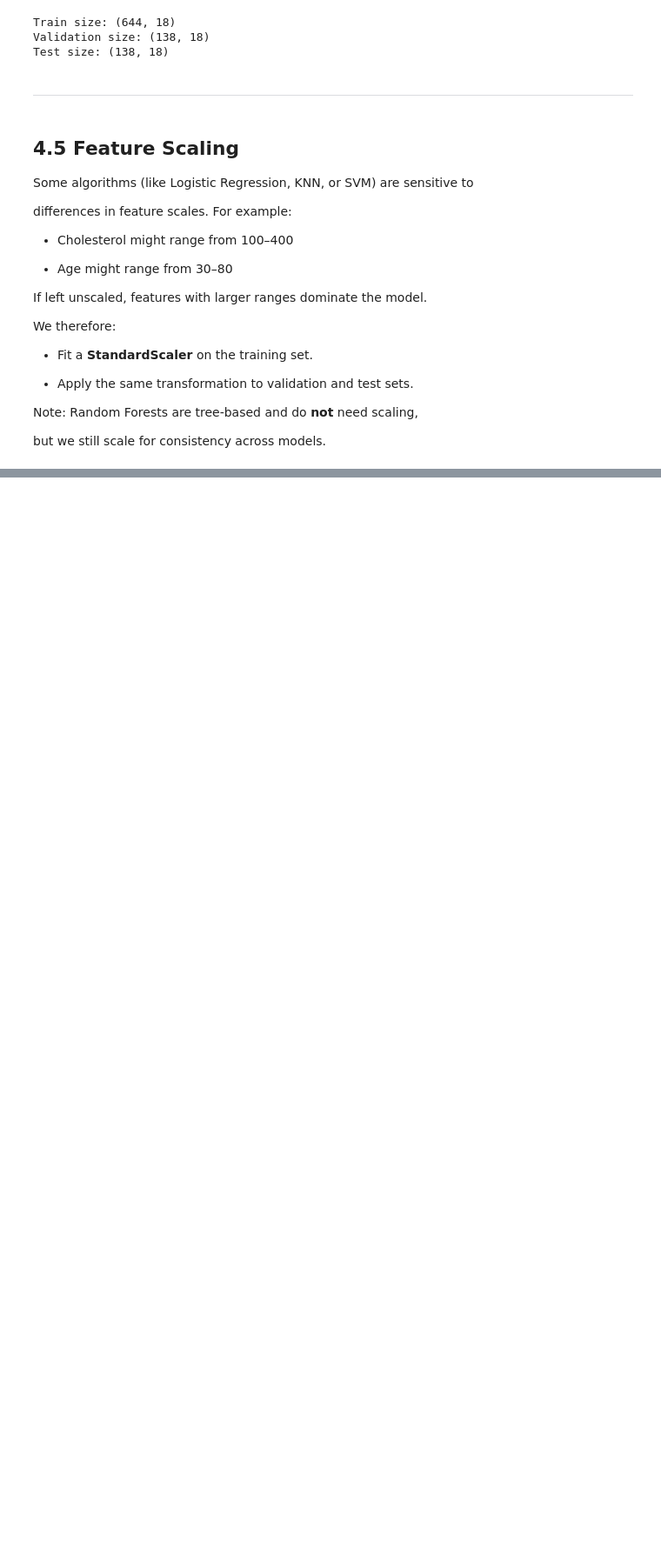
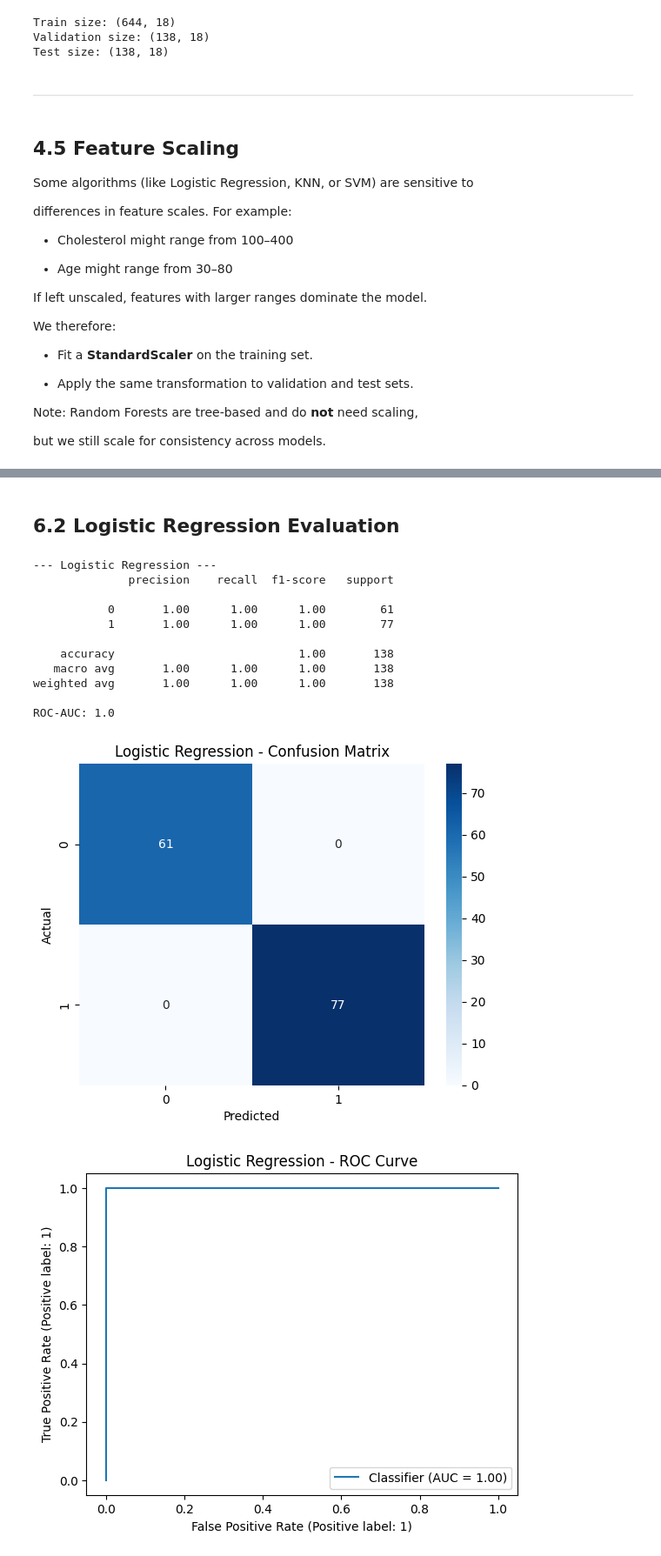
Before and after one commit to aaronalonsotorrens/Heart_disease_risk_predictor, a Jupyter notebook: jupyter_notebooks/Notebook 4. Modelling pipeline.ipynb, the cells around one changed output, grey strips where cells are left out. Shown: that part at 87% size. Drawn from its saved outputs; the diff is of its cells as text; code cells hidden in the pictures; blank space fills up the shorter version.

Commit message:
Add baseline models, including logistic regression and random forest. Add function to evaluate the accuracy of the tests.

```diff
--- a/jupyter_notebooks/Notebook 4. Modelling pipeline.ipynb
+++ b/jupyter_notebooks/Notebook 4. Modelling pipeline.ipynb
@@ -192,0 +237,6 @@ joblib.dump(scaler, "models/scaler.pkl")
+# %%
+log_reg = LogisticRegression(max_iter=1000, random_state=42)
+log_reg.fit(X_train_scaled, y_train)
+
+y_val_pred_lr = log_reg.predict(X_val_scaled)
+y_val_proba_lr = log_reg.predict_proba(X_val_scaled)[:, 1]
@@ -192,0 +291,36 @@ joblib.dump(scaler, "models/scaler.pkl")
+# %%
+def evaluate_model(y_true, y_pred, y_proba, model_name):
+    print(f"--- {model_name} ---")
+    print(classification_report(y_true, y_pred))
+    print("ROC-AUC:", roc_auc_score(y_true, y_proba))
+
+    # Confusion Matrix
+    cm = confusion_matrix(y_true, y_pred)
+    sns.heatmap(cm, annot=True, fmt="d", cmap="Blues")
+    plt.title(f"{model_name} - Confusion Matrix")
+    plt.xlabel("Predicted")
+    plt.ylabel("Actual")
+    plt.show()
+
+    # ROC Curve
+    RocCurveDisplay.from_predictions(y_true, y_proba)
+    plt.title(f"{model_name} - ROC Curve")
+    plt.show()
+# %% [markdown]
+## 6.2 Logistic Regression Evaluation
+# %%
+evaluate_model(y_val, y_val_pred_lr, y_val_proba_lr, "Logistic Regression")
+# %% [output]
+--- Logistic Regression ---
+              precision    recall  f1-score   support
+
+           0       1.00      1.00      1.00        61
+           1       1.00      1.00      1.00        77
+
+    accuracy                           1.00       138
+   macro avg       1.00      1.00      1.00       138
+weighted avg       1.00      1.00      1.00       138
+
+ROC-AUC: 1.0
+[figure, added]
+[figure, added]
```
Also changed, not shown: parts of 15 cells of this notebook.
